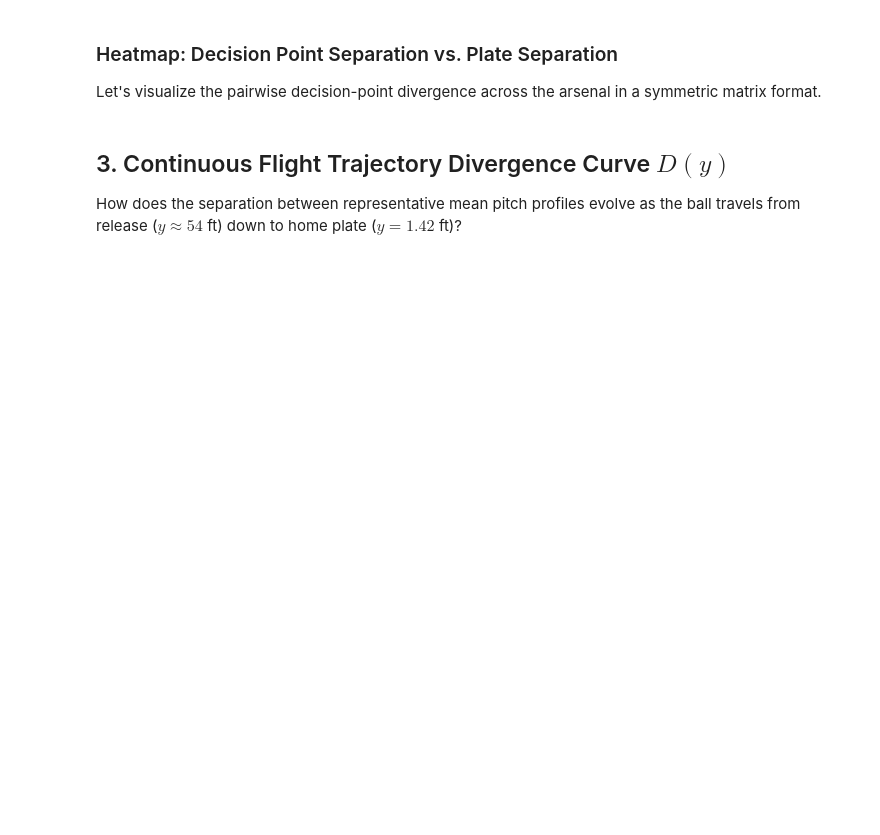
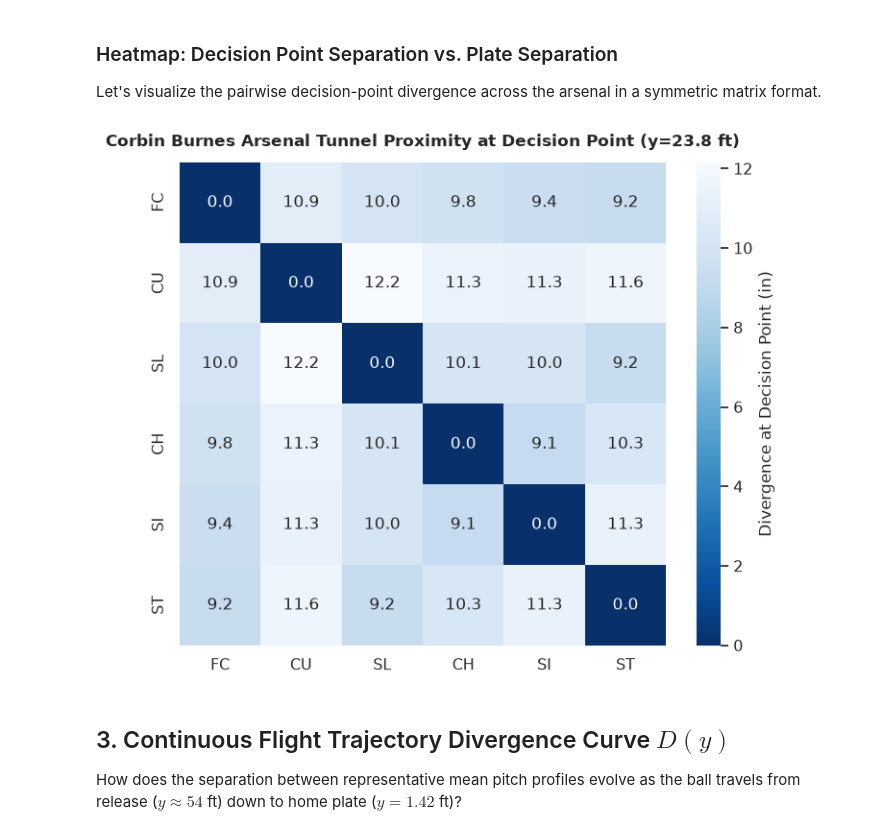
Before and after one commit to juanpabloalfonzo/pitch-tunneling-statcast, a Jupyter notebook: pitcher_tunneling_analysis.ipynb, the cells around one changed output. Cells and saved outputs as stored; diff of their text form; code cells hidden in the pictures; blank space fills up the shorter version.

```diff
--- a/pitcher_tunneling_analysis.ipynb
+++ b/pitcher_tunneling_analysis.ipynb
@@ -110,18 +140,34 @@ df_tunnel_matrix
 Let's visualize the pairwise decision-point divergence across the arsenal in a symmetric matrix format.
 # %%
 # Build square matrix for decision divergence
-div_matrix = pd.DataFrame(index=pitch_types, columns=pitch_types, dtype=float)
-np.fill_diagonal(div_matrix.values, 0.0)
+n = len(pitch_types)
+div_matrix = pd.DataFrame(
+    np.zeros((n, n), dtype=float),
+    index=pitch_types,
+    columns=pitch_types,
+)
 
 for _, row in df_tunnel_matrix.iterrows():
     div_matrix.loc[row["Pitch A"], row["Pitch B"]] = row["Decision Div (in)"]
     div_matrix.loc[row["Pitch B"], row["Pitch A"]] = row["Decision Div (in)"]
 
 plt.figure(figsize=(7, 6))
-sns.heatmap(div_matrix, annot=True, fmt=".1f", cmap="Blues_r", cbar_kws={"label": "Divergence at Decision Point (in)"})
-plt.title(f"{pitcher_name} Arsenal Tunnel Proximity at Decision Point (y=23.8 ft)", fontweight="bold", pad=12)
+sns.heatmap(
+    div_matrix,
+    annot=True,
+    fmt=".1f",
+    cmap="Blues_r",
+    cbar_kws={"label": "Divergence at Decision Point (in)"},
+)
+plt.title(
+    f"{pitcher_name} Arsenal Tunnel Proximity at Decision Point (y=23.8 ft)",
+    fontweight="bold",
+    pad=12,
+)
 plt.tight_layout()
 plt.show()
+# %% [output]
+[figure, added]
 # %% [markdown]
 ## 3. Continuous Flight Trajectory Divergence Curve $D(y)$
 
```
Also changed, not shown: parts of 5 cells of this notebook, 5 other files.
